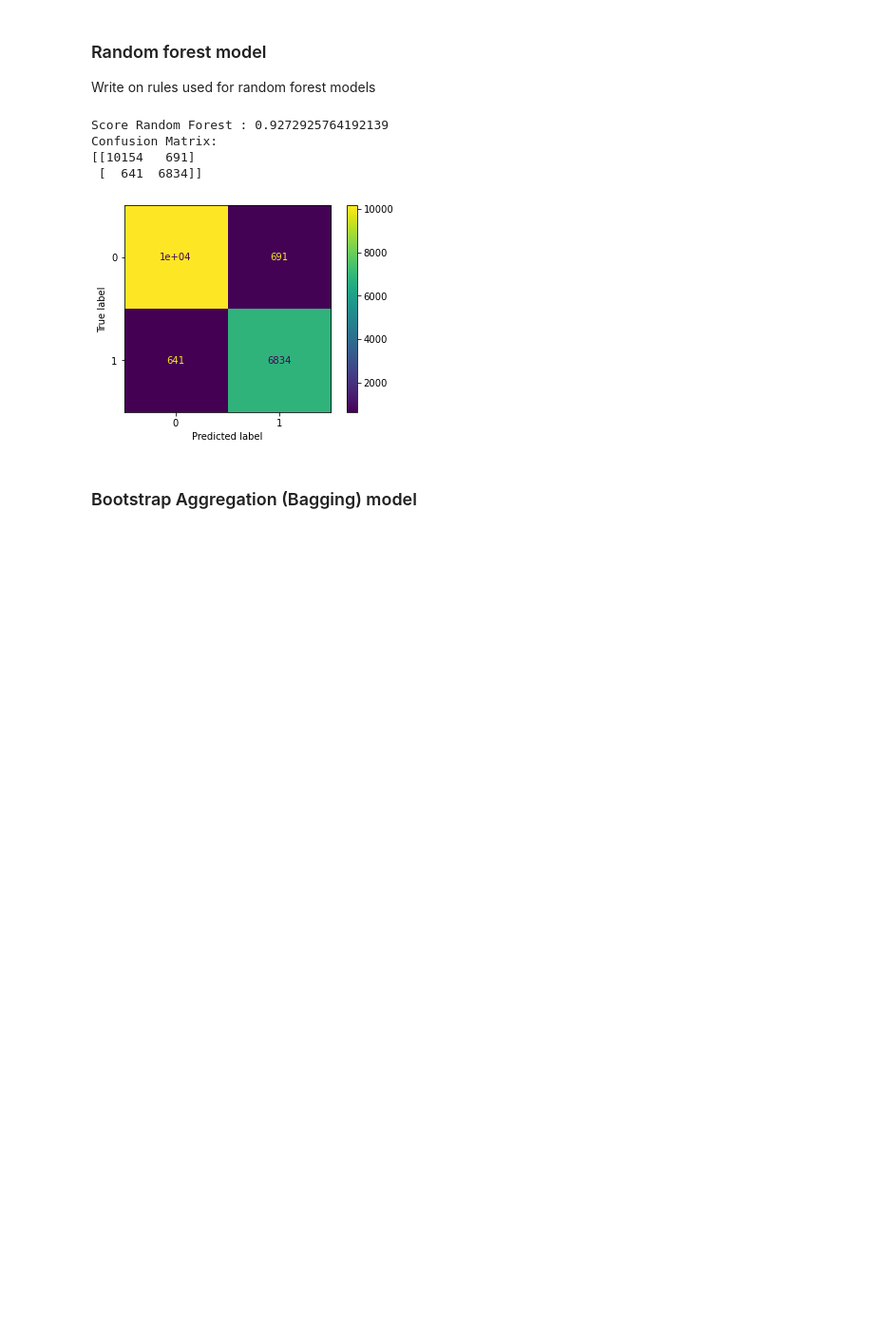
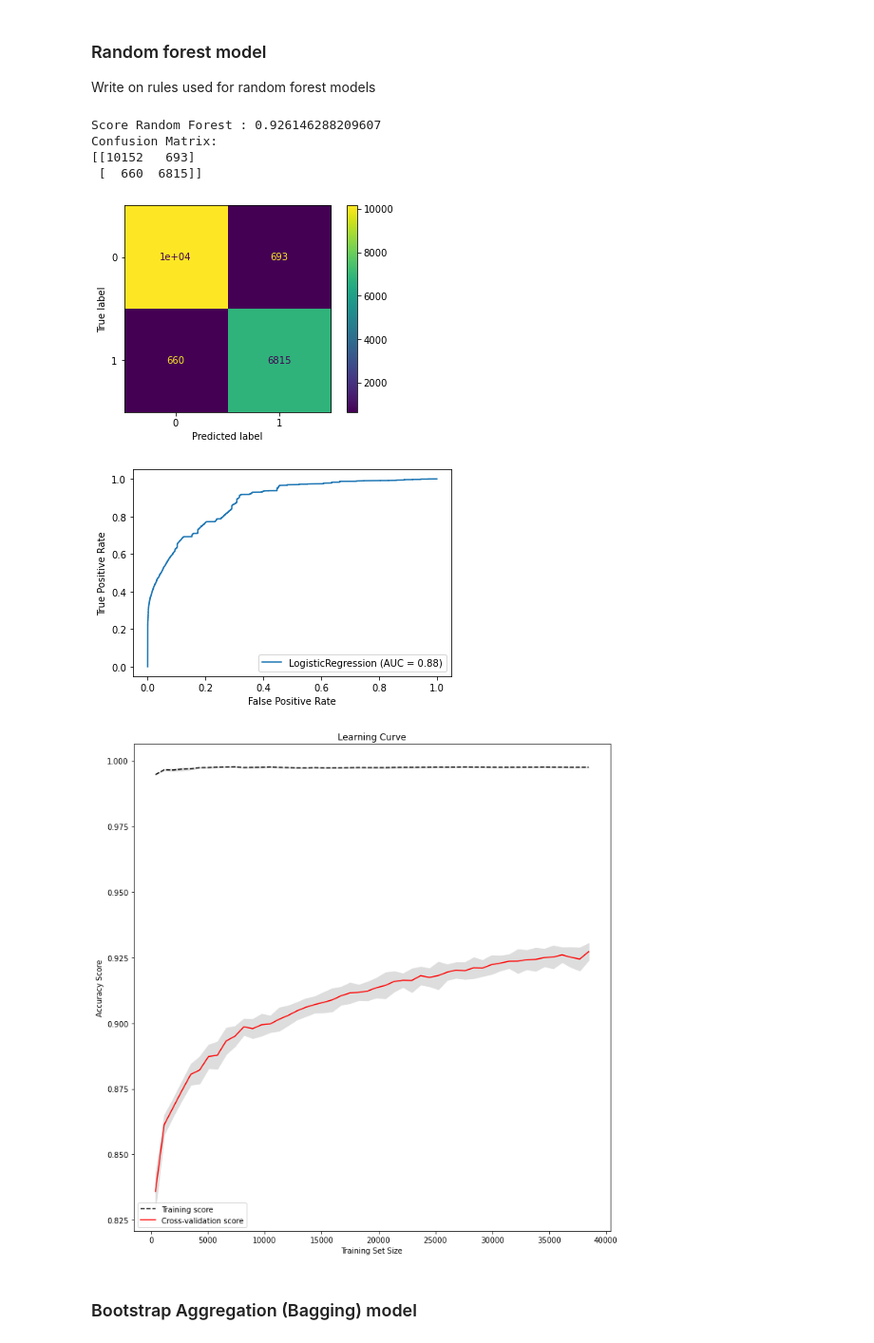
Before and after one commit to Aldair2202/Dissertation, a Jupyter notebook: Solution/Prototype1.ipynb, the cells around one changed output. Shown at 95% size. Cells and saved outputs as stored; diff of their text form; code cells hidden in the pictures; blank space fills up the shorter version.

Commit message:
Adds more learning curves

```diff
--- a/Solution/Prototype1.ipynb
+++ b/Solution/Prototype1.ipynb
@@ -354,26 +354,28 @@ Confusion Matrix:
 
 Write on rules used for random forest models
 # %%
-rfc = RandomForestClassifier(n_estimators=200)
+rfc = RandomForestClassifier(n_estimators=100)
 rfc.fit(X_train, y_train)
 y_pred = rfc.predict(X_test)
 score_test = metrics.accuracy_score(y_test, y_pred)
 matrix = confusion_matrix(y_test, y_pred)
 
 print ("Score Random Forest :",score_test)
 print ("Confusion Matrix: ")
 print (matrix)
 plot_confusion_matrix(rfc, X_test, y_test)
 plt.show()
 
 metrics.plot_roc_curve(lgs, X_test, y_test)
 plot_learning_curve(rfc, X_train, y_train)
 # %% [output]
-Score Random Forest : 0.9272925764192139
+Score Random Forest : 0.926146288209607
 Confusion Matrix:
-[[10154   691]
- [  641  6834]]
+[[10152   693]
+ [  660  6815]]
 [figure]
+[figure, added]
+[figure, added]
 # %% [markdown]
 ### Bootstrap Aggregation (Bagging) model
 # %%
```
Also changed, not shown: parts of 6 cells of this notebook.
